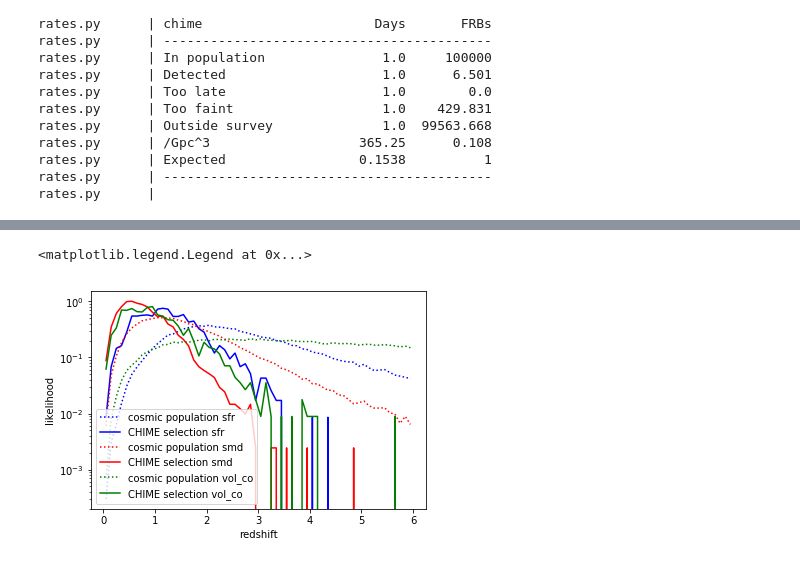
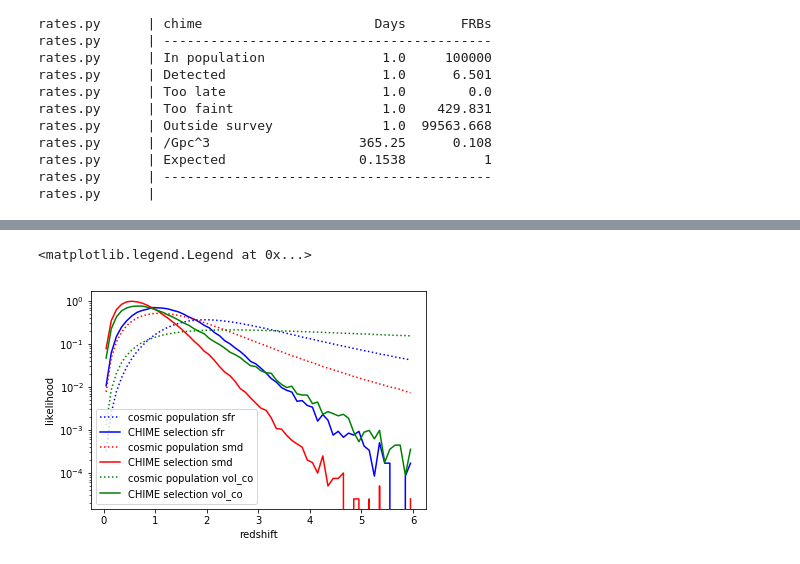
Before and after one commit to FRBs/PreFRBLE, a Jupyter notebook: notebooks/PreFRBLE_FRBpoppy.ipynb, the cells around one changed output, grey strips where cells are left out. Drawn from its saved outputs; the diff is of its cells as text; code cells hidden in the pictures.

Commit message:
created PreFRBLE.py

```diff
--- a/notebooks/PreFRBLE_FRBpoppy.ipynb
+++ b/notebooks/PreFRBLE_FRBpoppy.ipynb
@@ -41,31 +41,36 @@ rates.py      | Expected                 0.1538          1
 rates.py      | ------------------------------------------
 rates.py      |
 # %%
-N = 1e5
+from time import time
+t0 = time()
+
+N = 4e7
 #Setup a survey
 survey = Survey('chime')
-for n_model, color in zip( ['sfr','smd','vol_co'], ['blue','red','green']):
+for population, color in zip( ['sfr','smd','vol_co'], ['blue','red','green']):
     # Generate an FRB population
-    cosmic_pop = CosmicPopulation(N, name=n_model, n_model=n_model, **PreFRBLE_population )
+    cosmic_pop = CosmicPopulation(N, name=population, n_model=population, **PreFRBLE_population )
 
     # Observe the FRB population
     survey_pop = SurveyPopulation(cosmic_pop, survey, rate_limit=False)
 
     P, x = histogram(cosmic_pop.frbs.z, density=True, bins=60, range=[0,6])
 #    P, x = np.histogram(cosmic_pop.frbs.z, density=True, bins=60, range=[0,6])
-    plt.plot( x[:-1]+np.diff(x)/2, P, label='cosmic population '+n_model, linestyle=':', color=color)
+    plt.plot( x[:-1]+np.diff(x)/2, P, label='cosmic population '+population, linestyle=':', color=color)
 
-    Write2h5( likelihood_file_redshift, [P,x], [ KeyRedshift( n_model, "None", axis )  for axis in ["P","x"] ] )
+    Write2h5( likelihood_file_redshift, [P,x], [ KeyRedshift( population, "None", axis )  for axis in ["P","x"] ] )
 
     P, x = histogram(survey_pop.frbs.z, density=True, bins=60, range=[0,6])
 #    P, x = np.histogram(survey_pop.frbs.z, density=True, bins=60, range=[0,6])
-    plt.plot( x[:-1]+np.diff(x)/2, P, label='CHIME selection '+n_model, color=color)
+    plt.plot( x[:-1]+np.diff(x)/2, P, label='CHIME selection '+population, color=color)
 
-    Write2h5( likelihood_file_redshift, [P,x], [ KeyRedshift( n_model, "CHIME", axis )  for axis in ["P","x"] ] )
+    Write2h5( likelihood_file_redshift, [P,x], [ KeyRedshift( population, "CHIME", axis )  for axis in ["P","x"] ] )
 
 plt.yscale('log')
 plt.xlabel('redshift')
 plt.ylabel('likelihood')
 plt.legend()
+
+print( "this took %.2f minutes" % ( (time()-t0)/60 ) )
 # %% [output]
 cosmic_pop.py | Generating sfr population
@@ -82,15 +77,15 @@ survey_pop.py | Surveying vol_co with chime
 # %%
-for n_model, color in zip( ['sfr','smd','vol_co'], ['blue','red','green']):
-    P, x = GetLikelihood_Redshift( model=n_model, telescope='None')
-    plt.plot( x[:-1]+np.diff(x)/2, P, label='cosmic population '+n_model, linestyle=':', color=color)
+for population, color in zip( ['sfr','smd','vol_co'], ['blue','red','green']):
+    P, x = GetLikelihood_Redshift( population=population, telescope='None')
+    plt.plot( x[:-1]+np.diff(x)/2, P, label='cosmic population '+population, linestyle=':', color=color)
 
-    P, x = GetLikelihood_Redshift( model=n_model, telescope='CHIME')
-    plt.plot( x[:-1]+np.diff(x)/2, P, label='CHIME selection '+n_model, color=color)
+    P, x = GetLikelihood_Redshift( population=population, telescope='CHIME')
+    plt.plot( x[:-1]+np.diff(x)/2, P, label='CHIME selection '+population, color=color)
 
 plt.yscale('log')
 plt.xlabel('redshift')
 plt.ylabel('likelihood')
 plt.legend()
 # %% [output]
 <matplotlib.legend.Legend at 0x...>
-[figure, old version]
+[figure, new version]
```
Also changed, not shown: parts of 1 cell of this notebook, 6 other files.
